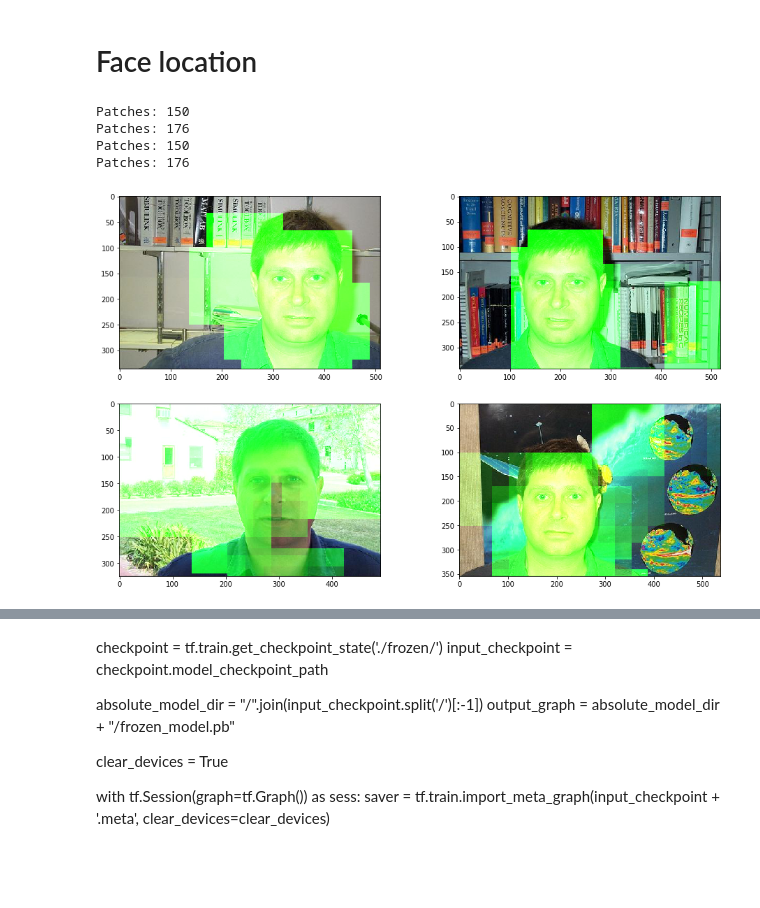
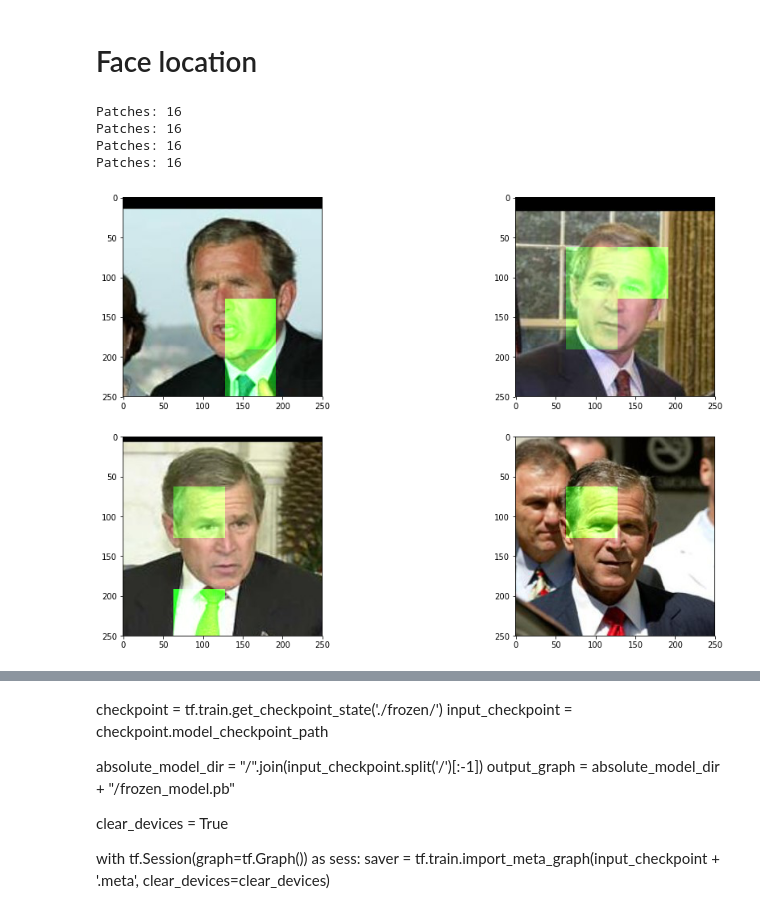
Before and after one commit to aweas/NotFace, a Jupyter notebook: Jupyter_notebooks/moving_window_extraction.ipynb, the cells around one changed output, grey strips where cells are left out. Drawn from its saved outputs; the diff is of its cells as text; code cells hidden in the pictures; blank space fills up the shorter version.

```diff
--- a/Jupyter_notebooks/moving_window_extraction.ipynb
+++ b/Jupyter_notebooks/moving_window_extraction.ipynb
@@ -516,34 +489,34 @@ Precision: 1.0   Recall: 0.962
 # Face location
 # %%
 facefinder = FaceFinder()
-patch_size = 150
-stride = 2/9
+patch_size = 64
+stride = 1
 
-img = facefinder.process_photo(face_not_cropped_location+'/image_0001.jpg', patch_size=patch_size, stride=stride)[1]
-img1 = facefinder.process_photo(face_not_cropped_location+'/image_0002.jpg', patch_size=patch_size, stride=stride)[1]
-img2 = facefinder.process_photo(face_not_cropped_location+'/image_0003.jpg', patch_size=patch_size, stride=stride)[1]
-img3 = facefinder.process_photo(face_not_cropped_location+'/image_0004.jpg', patch_size=patch_size, stride=stride)[1]
-# img = facefinder.process_photo(Bush_location+'/George_W_Bush_0145.jpg', patch_size=patch_size, stride=stride)[1]
-# img1 = facefinder.process_photo(Bush_location+'/George_W_Bush_0141.jpg', patch_size=patch_size, stride=stride)[1]
-# img2 = facefinder.process_photo(Bush_location+'/George_W_Bush_0143.jpg', patch_size=patch_size, stride=stride)[1]
-# img3 = facefinder.process_photo(Bush_location+'/George_W_Bush_0151.jpg', patch_size=patch_size, stride=stride)[1]
+# img = facefinder.process_photo(face_not_cropped_location+'/image_0001.jpg', patch_size=patch_size, stride=stride)[1]
+# img1 = facefinder.process_photo(face_not_cropped_location+'/image_0002.jpg', patch_size=patch_size, stride=stride)[1]
+# img2 = facefinder.process_photo(face_not_cropped_location+'/image_0003.jpg', patch_size=patch_size, stride=stride)[1]
+# img3 = facefinder.process_photo(face_not_cropped_location+'/image_0004.jpg', patch_size=patch_size, stride=stride)[1]
+img = facefinder.process_photo(Bush_location+'/George_W_Bush_0148.jpg', patch_size=patch_size, stride=stride)[1]
+img1 = facefinder.process_photo(Bush_location+'/George_W_Bush_0141.jpg', patch_size=patch_size, stride=stride)[1]
+img2 = facefinder.process_photo(Bush_location+'/George_W_Bush_0143.jpg', patch_size=patch_size, stride=stride)[1]
+img3 = facefinder.process_photo(Bush_location+'/George_W_Bush_0151.jpg', patch_size=patch_size, stride=stride)[1]
 
 plt.figure(figsize=(16, 10))
 plt.subplot(221)
 plt.imshow(img, cmap='gray')
 plt.subplot(222)
 plt.imshow(img1, cmap='gray')
 plt.subplot(223)
 plt.imshow(img2, cmap='gray')
 plt.subplot(224)
 plt.imshow(img3, cmap='gray')
 plt.show()
 # %% [output]
-Patches: 150
-Patches: 176
-Patches: 150
-Patches: 176
+Patches: 16
+Patches: 16
+Patches: 16
+Patches: 16
-[figure, old version]
+[figure, new version]
 # %%
 import datetime
 name = f"../trained_models/model_{datetime.datetime.today().strftime('%Y-%m-%d_%H-%M')}.ckpt"
```
Also changed, not shown: parts of 10 cells of this notebook, 4 other files.
